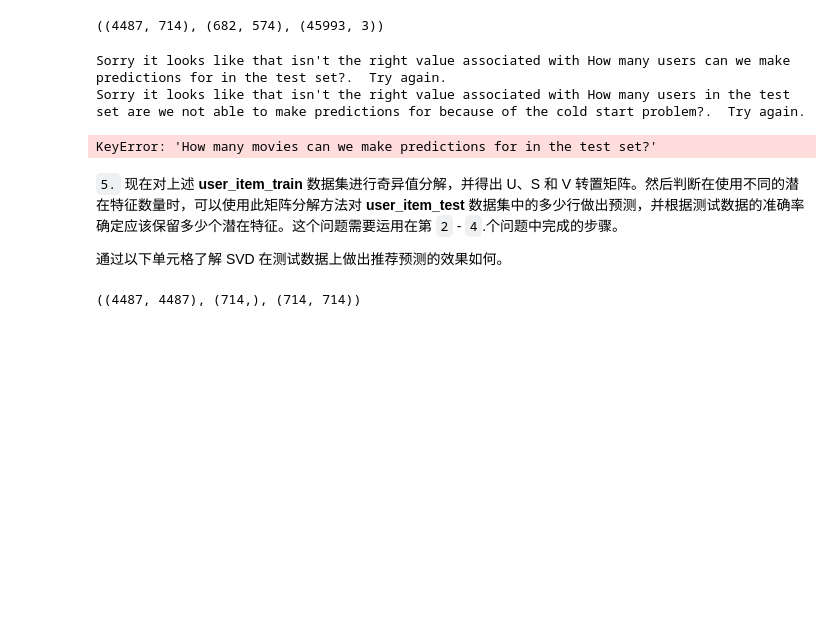
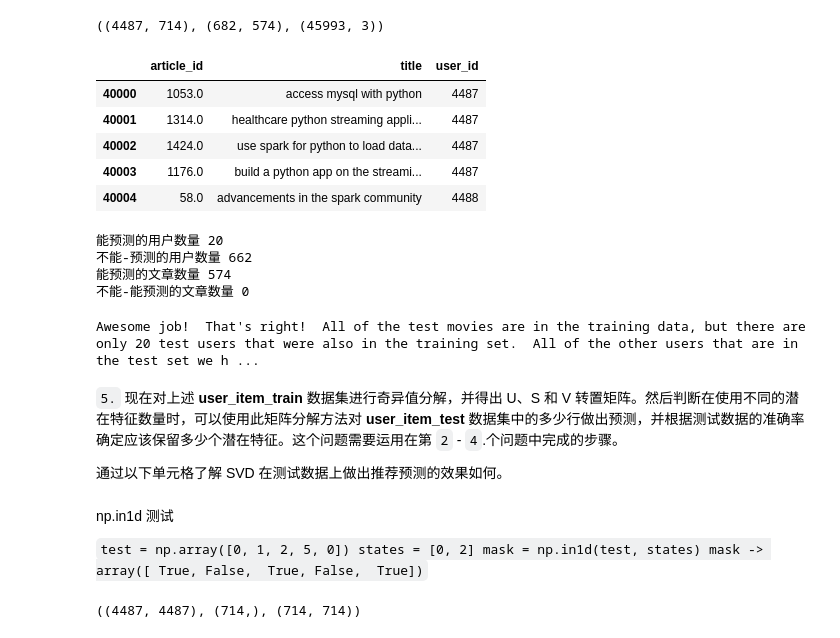
Before and after one commit to horysk/DataMiningSummary, a Jupyter notebook: IBM推荐系统/Recommendations_with_IBM-zh.ipynb, the cells around one changed output. Saved outputs shown, nothing was run; the diff lists cells and outputs as text; code cells hidden in the pictures; blank space fills up the shorter version.

```diff
--- a/IBM推荐系统/Recommendations_with_IBM-zh.ipynb
+++ b/IBM推荐系统/Recommendations_with_IBM-zh.ipynb
@@ -858,6 +884,26 @@ user_item_train, user_item_test, test_idx, test_arts = create_test_and_train_use
 user_item_train.shape, user_item_test.shape, df.shape
 # %% [output]
 ((4487, 714), (682, 574), (45993, 3))
+# %%
+df_test.head()
+# %% [output]
+|  | article_id | title | user_id |
+| 40000 | 1053.0 | access mysql with python | 4487 |
+| 40001 | 1314.0 | healthcare python streaming appli... | 4487 |
+| 40002 | 1424.0 | use spark for python to load data... | 4487 |
+| 40003 | 1176.0 | build a python app on the streami... | 4487 |
+| 40004 | 58.0 | advancements in the spark community | 4488 |
+# %%
+# user_id 同时存在于 训练集df_train 和 测试集df_test 的数量
+print("能预测的用户数量", len(np.intersect1d(df_test['user_id'], df_train['user_id'])))
+print("不能-预测的用户数量", len(df_test['user_id'].unique()) -  len(np.intersect1d(df_test['user_id'], df_train['user_id'])))
+print("能预测的文章数量", len(np.intersect1d(df_test['article_id'], df_train['article_id'])))
+print("不能-能预测的文章数量", len(df_test['article_id'].unique()) - len(np.intersect1d(df_test['article_id'], df_train['article_id'])))
+# %% [output]
+能预测的用户数量 20
+不能-预测的用户数量 662
+能预测的文章数量 574
+不能-能预测的文章数量 0
 # %%
 # Replace the values in the dictionary below
 a = 662
@@ -867,18 +913,23 @@ d = 0
 
 
 sol_4_dict = {
-    'How many users can we make predictions for in the test set?': a, # letter here,
-    'How many users in the test set are we not able to make predictions for because of the cold start problem?': c, # letter here,
-    'How many articles can we make predictions for in the test set?': b, # letter here,
-    'How many articles in the test set are we not able to make predictions for because of the cold start problem?': d # letter here
+    'How many users can we make predictions for in the test set?': c,
+    'How many users in the test set are we not able to make predictions for because of the cold start problem?': a,
+    'How many movies can we make predictions for in the test set?': b,
+    'How many movies in the test set are we not able to make predictions for because of the cold start problem?': d
 }
 
 t.sol_4_test(sol_4_dict)
 # %% [output]
-Sorry it looks like that isn't the right value associated with How many users can we make predictions for in the test set?.  Try again.
-Sorry it looks like that isn't the right value associated with How many users in the test set are we not able to make predictions for because of the cold start problem?.  Try again.
+Awesome job!  That's right!  All of the test movies are in the training data, but there are only 20 test users that were also in the training set.  All of the other users that are in the test set we h ...
-KeyError: 'How many movies can we make predictions for in the test set?'
 # %% [markdown]
 `5.` 现在对上述 **user_item_train** 数据集进行奇异值分解，并得出 U、S 和 V 转置矩阵。然后判断在使用不同的潜在特征数量时，可以使用此矩阵分解方法对 **user_item_test** 数据集中的多少行做出预测，并根据测试数据的准确率确定应该保留多少个潜在特征。这个问题需要运用在第 `2` - `4`.个问题中完成的步骤。
 
 通过以下单元格了解 SVD 在测试数据上做出推荐预测的效果如何。
+# %% [markdown]
+np.in1d 测试
+
+`test = np.array([0, 1, 2, 5, 0])
+states = [0, 2]
+mask = np.in1d(test, states)
+mask -> array([ True, False,  True, False,  True])`
```
Also changed, not shown: parts of 25 cells of this notebook, 1 other file.
